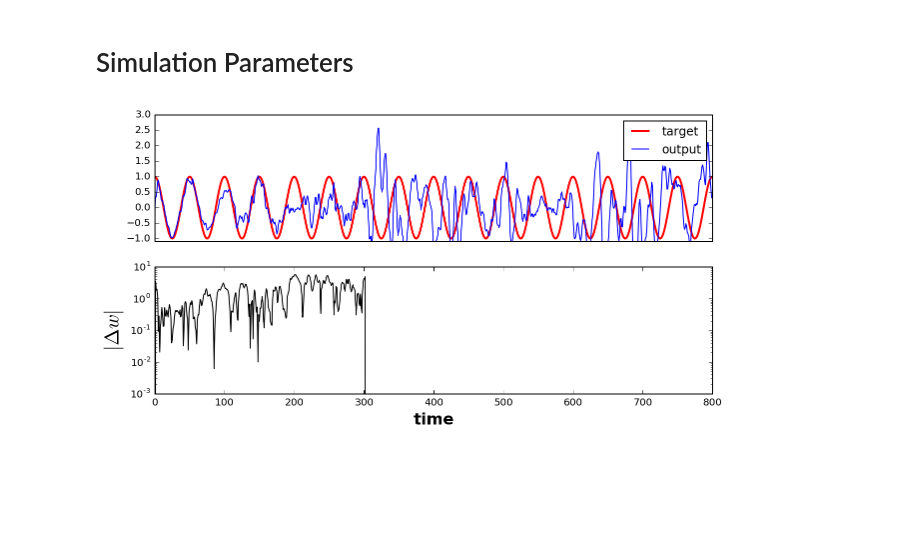
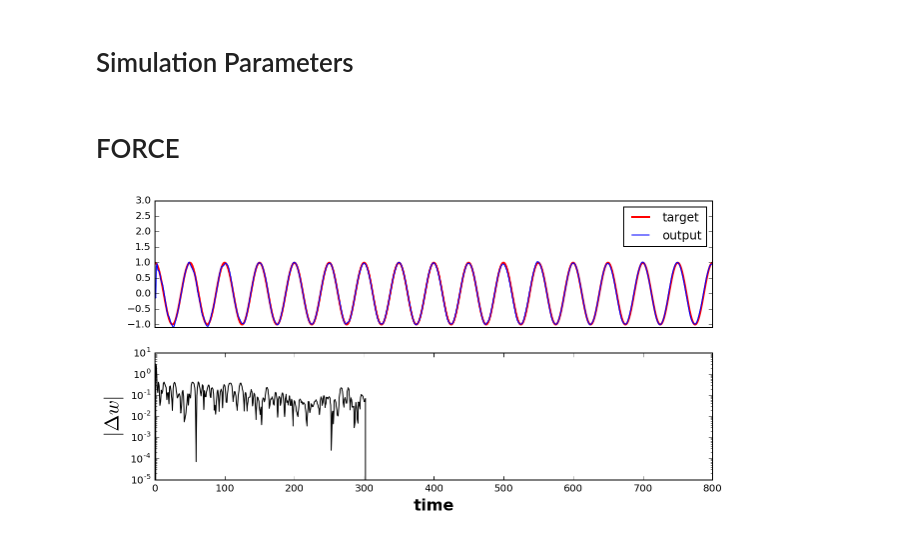
Before and after one commit to avicennax/jedi, a Jupyter notebook: notebooks/Basic Tests.ipynb, the cells around one changed output. Cells and saved outputs as stored; diff of their text form; code cells hidden in the pictures; blank space fills up the shorter version.

Commit message:
EDIT/FIX: returns tuples; model local dependencies fixed, parameters doc'd.

```diff
--- a/notebooks/Basic Tests.ipynb
+++ b/notebooks/Basic Tests.ipynb
@@ -12,15 +13,6 @@ from numpy.random import uniform,normal,choice
 # %% [markdown]
 # Simulation Parameters
 # %%
-# target pattern
-target = lambda t0: cos(2 * pi * t0 / 50)
-
-# Mass model
-# Note: tanh_x must be passed be last so that it
-# can be updated locally.
-def model(t0, x, tanh_x):
-    return -x + g * dot(J, tanh_x) + dot(w, tanh_x) * u
-
 dt = 1       # time step
 tmax = 800   # simulation length
 tstop = 300
@@ -28,12 +20,21 @@ tstop = 300
 N = 300
 J = normal(0, sqrt(1 / N), (N, N))
 x0 = uniform(-0.5, 0.5, N)
-t = linspace(0, 50, 500)
 
 g = 1.5
 u = uniform(-1, 1, N)
 w = uniform(-1 / sqrt(N), 1 / sqrt(N), N)  # Initial weights
 lr = 1.0  # Learning rate
+
+# Mass model
+# Note: tanh_x must be passed be last so that it
+# can be updated locally.
+
+def model(t0, x, tanh_x, w):
+    return -x + g * dot(J, tanh_x) + dot(w, tanh_x) * u
+
+# target pattern
+target = lambda t0: cos(2 * pi * t0 / 50)
 # %%
 def error_signal_plot(t, z, wu):
     plt.figure(figsize=(10, 5))
@@ -49,8 +50,10 @@ def error_signal_plot(t, z, wu):
     plt.ylabel('$|\Delta w|$', fontsize=20)
     plt.xlabel('time', fontweight='bold', fontsize=16)
     plt.show()
+# %% [markdown]
+# FORCE
 # %%
 X = jedi.force(target, model, lr, dt, tmax, tstop, x0, w)
-error_signal_plot(X.t, X.z, X.wu)
+error_signal_plot(X[1], X[2], X[4])
 # %% [output]
-[figure, old version]
+[figure, new version]
```
Also changed, not shown: parts of 6 cells of this notebook, 2 other files.
